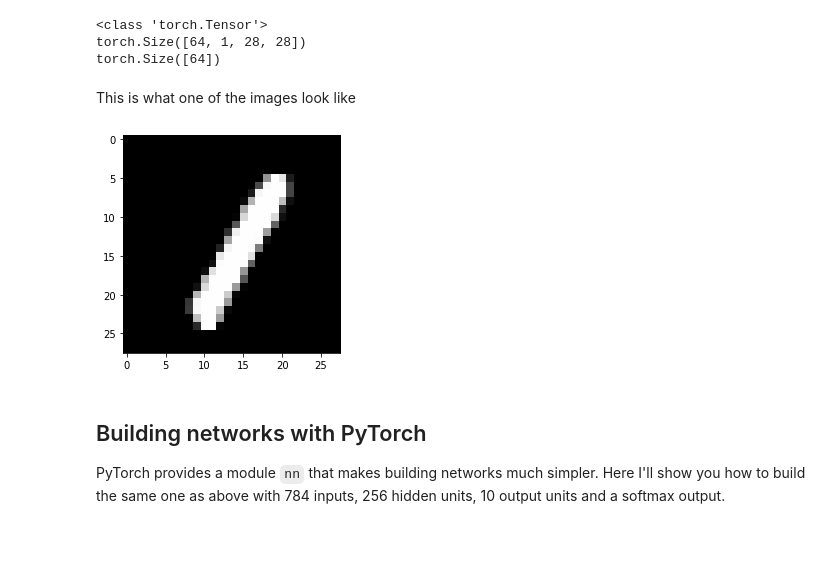
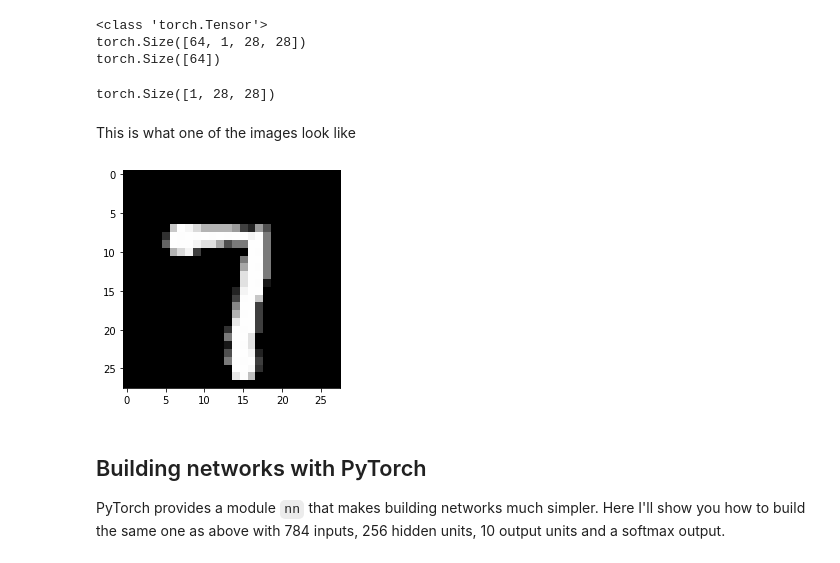
Before and after one commit to DSC-Laikipia-University/MNIST-Classifier, a Jupyter notebook: linear_model.ipynb, the cells around one changed output. Drawn from its saved outputs; the diff is of its cells as text; code cells hidden in the pictures.

```diff
--- a/linear_model.ipynb
+++ b/linear_model.ipynb
@@ -28,12 +28,16 @@ print(labels.shape)
 <class 'torch.Tensor'>
 torch.Size([64, 1, 28, 28])
 torch.Size([64])
+# %%
+images[0].shape
+# %% [output]
+torch.Size([1, 28, 28])
 # %% [markdown]
 This is what one of the images look like
 # %%
-plt.imshow(images[1].numpy().squeeze(), cmap='Greys_r');
+plt.imshow(images[0].numpy().squeeze(), cmap='Greys_r');
 # %% [output]
-[figure, old version]
+[figure, new version]
 # %% [markdown]
 ## Building networks with PyTorch
 
```
Also changed, not shown: parts of 6 cells of this notebook, 1 other file.
